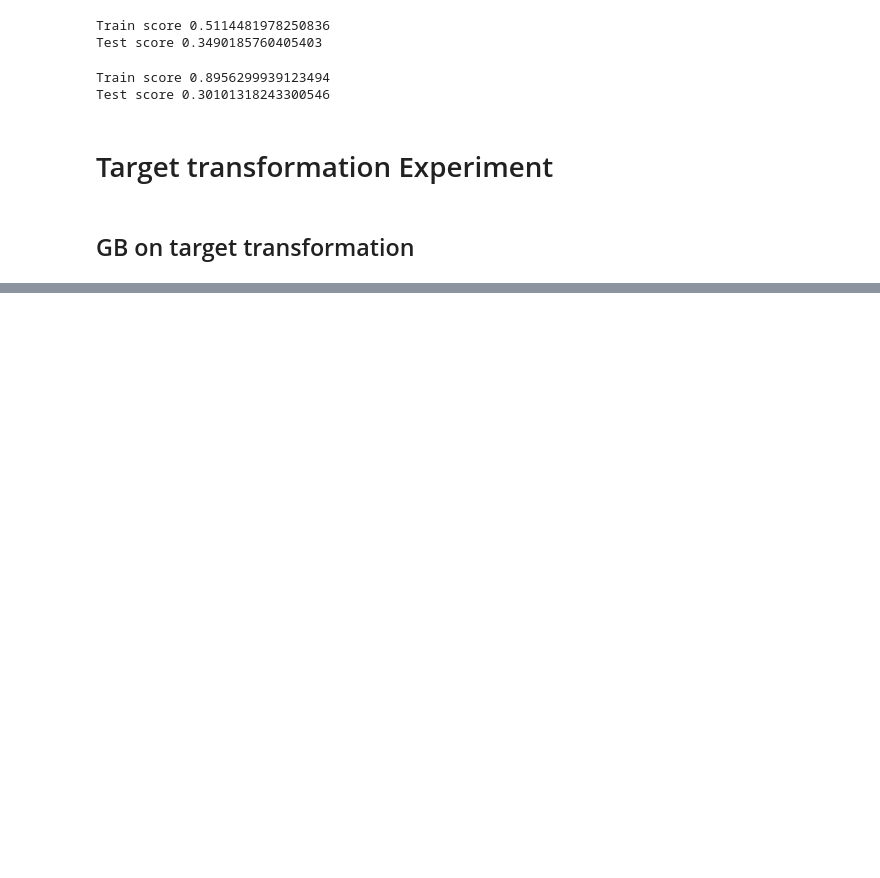
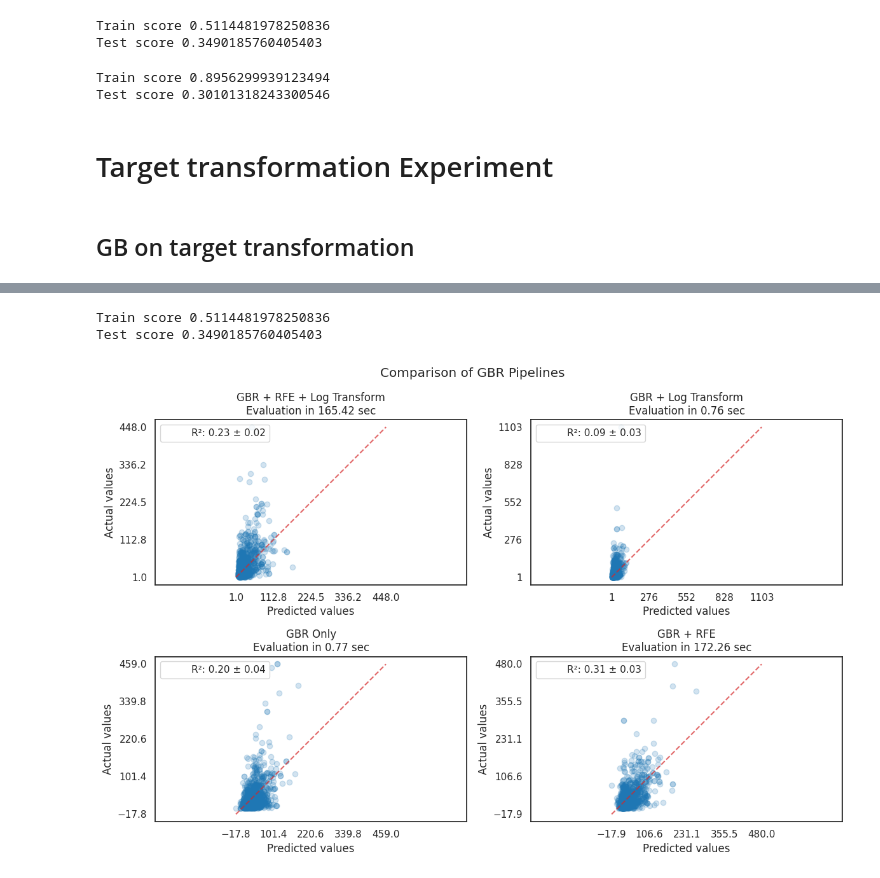
Before and after one commit to thanktua-spp/MMU_Hack_Data, a Jupyter notebook: notebooks/MMU_Hack_model training.ipynb, the cells around one changed output, grey strips where cells are left out. Drawn from its saved outputs; the diff is of its cells as text; code cells hidden in the pictures; blank space fills up the shorter version.

```diff
--- a/notebooks/MMU_Hack_model training.ipynb
+++ b/notebooks/MMU_Hack_model training.ipynb
@@ -848,3 +797,9 @@ Test score 0.30101318243300546
 # Target transformation Experiment
 # %% [markdown]
 ## GB on target transformation
+# %%
+gbr_transform = TransformedTargetRegressor(
+    regressor=gbr,
+    func=np.log1p,
+    inverse_func=np.expm1
+)
@@ -850,0 +871,14 @@ Test score 0.30101318243300546
+# %%
+gbr_pipeline_num_trans = Pipeline([
+    ('data_preparation', data_preparation_pipeline),
+    ('data_preprocessor', columns_preprocessor),
+    ('rfe', rfecv_best),
+    ('regressor_pipeline', gbr)
+])
+
+gbr_pipeline_num_trans.fit(X_train_sample, y_train_sample)
+print(f'Train score {gbr_pipeline_num_trans.score(X_train_sample, y_train_sample)}')
+print(f'Test score {gbr_pipeline_num_trans.score(X_test_sample, y_test_sample)}')
+# %% [output]
+Train score 0.5114481978250836
+Test score 0.3490185760405403
@@ -851 +918,47 @@ Test score 0.30101318243300546
+# %%
+# Create subplots
+fig, axs = plt.subplots(2, 2, figsize=(12, 8))
+axs = np.ravel(axs)  # Flatten the 2x2 subplot grid
+
+for ax, (name, pipeline) in zip(axs, models.items()):
+    # Cross-validation scoring
+    scorers = {"R2": "r2"}
+
+    start_time = time.time()
+    scores = cross_validate(
+        pipeline, X_train_sample, y_train_sample,
+        scoring=scorers, n_jobs=-1, verbose=0
+    )
+    elapsed_time = time.time() - start_time
+
+    # Get cross-validated predictions
+    y_pred = cross_val_predict(pipeline, X_test_sample, y_test_sample, n_jobs=-1, verbose=0)
+
+    # Compute mean R² score
+    r2_mean = np.mean(scores["test_R2"])
+    r2_std = np.std(scores["test_R2"])
+    r2_score_text = f"R²: {r2_mean:.2f} ± {r2_std:.2f}"
+
+    # Plot actual vs predicted
+    PredictionErrorDisplay.from_predictions(
+        y_true=y_test_sample,
+        y_pred=y_pred,
+        kind="actual_vs_predicted",
+        ax=ax,
+        scatter_kwargs={"alpha": 0.2, "color": "tab:blue"},
+        line_kwargs={"color": "tab:red"},
+    )
+
+    ax.set_title(f"{name}\nEvaluation in {elapsed_time:.2f} sec")
+
+    # Add R² score to legend
+    ax.plot([], [], " ", label=r2_score_text)
+    ax.legend(loc="upper left")
+
+# Adjust layout
+plt.suptitle("Comparison of GBR Pipelines")
+plt.tight_layout()
+plt.show()
+# %% [output]
+[figure, added]
 # %%
```
Also changed, not shown: parts of 110 cells of this notebook, 52 other files.
